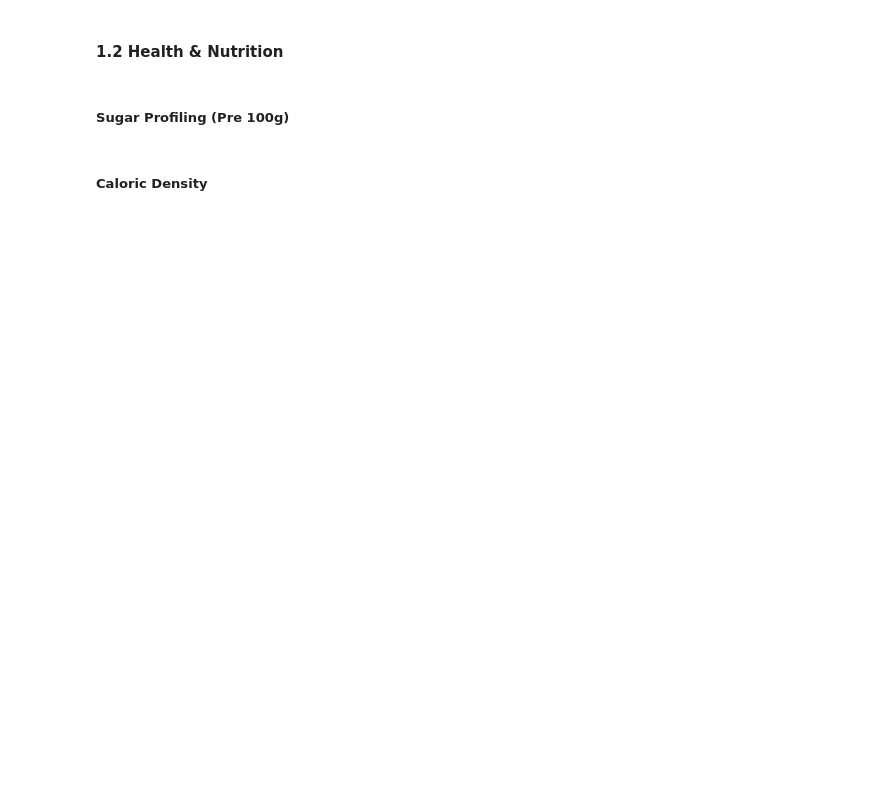
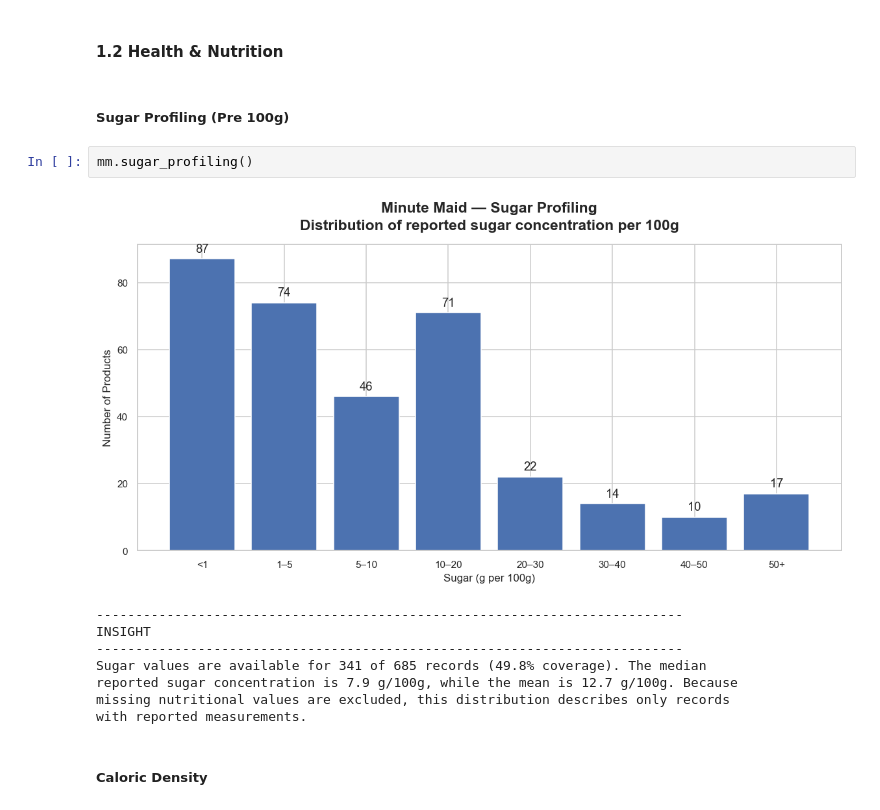
Before and after one commit to Codon-s/cpg-product-intelligence, a Jupyter notebook: report.ipynb, the cells around one changed output. Cells and saved outputs as stored; diff of their text form; blank space fills up the shorter version.

```diff
--- a/report.ipynb
+++ b/report.ipynb
@@ -2022,5 +2058,16 @@ Analysis of Localized Single-Market vs. Global Formulations.
 #### 1.2 Health & Nutrition
 # %% [markdown]
 ##### Sugar Profiling (Pre 100g)
+# %%
+mm.sugar_profiling()
+# %% [output]
+[figure, added]
+---------------------------------------------------------------------------
+INSIGHT
+---------------------------------------------------------------------------
+Sugar values are available for 341 of 685 records (49.8% coverage). The median
+reported sugar concentration is 7.9 g/100g, while the mean is 12.7 g/100g. Because
+missing nutritional values are excluded, this distribution describes only records
+with reported measurements.
 # %% [markdown]
 ##### Caloric Density
```
Also changed, not shown: parts of 10 cells of this notebook.
